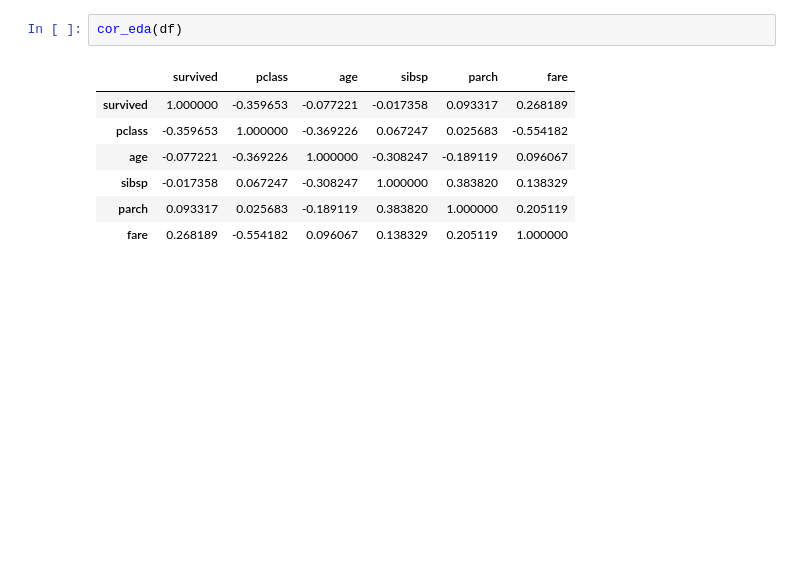
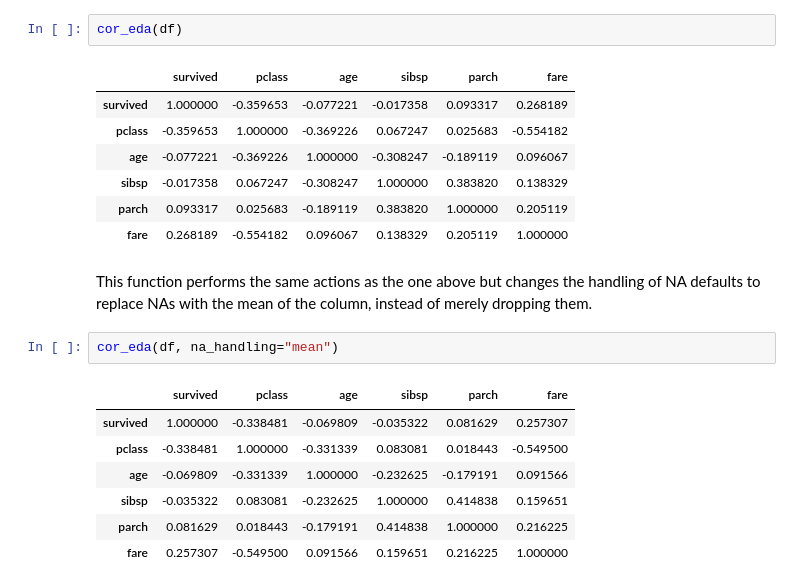
Before and after one commit to UBC-MDS/eda_mds, a Jupyter notebook: docs/example.ipynb, the cells around one changed output. Drawn from its saved outputs; the diff is of its cells as text; blank space fills up the shorter version.

Commit message:
adding more examples to cor function

```diff
--- a/docs/example.ipynb
+++ b/docs/example.ipynb
@@ -263,3 +263,15 @@ cor_eda(df)
 | sibsp | -0.017358 | 0.067247 | -0.308247 | 1.000000 | 0.383820 | 0.138329 |
 | parch | 0.093317 | 0.025683 | -0.189119 | 0.383820 | 1.000000 | 0.205119 |
 | fare | 0.268189 | -0.554182 | 0.096067 | 0.138329 | 0.205119 | 1.000000 |
+# %% [markdown]
+This function performs the same actions as the one above but changes the handling of NA defaults to replace NAs with the mean of the column, instead of merely dropping them.
+# %%
+cor_eda(df, na_handling="mean")
+# %% [output]
+|  | survived | pclass | age | sibsp | parch | fare |
+| survived | 1.000000 | -0.338481 | -0.069809 | -0.035322 | 0.081629 | 0.257307 |
+| pclass | -0.338481 | 1.000000 | -0.331339 | 0.083081 | 0.018443 | -0.549500 |
+| age | -0.069809 | -0.331339 | 1.000000 | -0.232625 | -0.179191 | 0.091566 |
+| sibsp | -0.035322 | 0.083081 | -0.232625 | 1.000000 | 0.414838 | 0.159651 |
+| parch | 0.081629 | 0.018443 | -0.179191 | 0.414838 | 1.000000 | 0.216225 |
+| fare | 0.257307 | -0.549500 | 0.091566 | 0.159651 | 0.216225 | 1.000000 |
```
Also changed, not shown: parts of 4 cells of this notebook.
